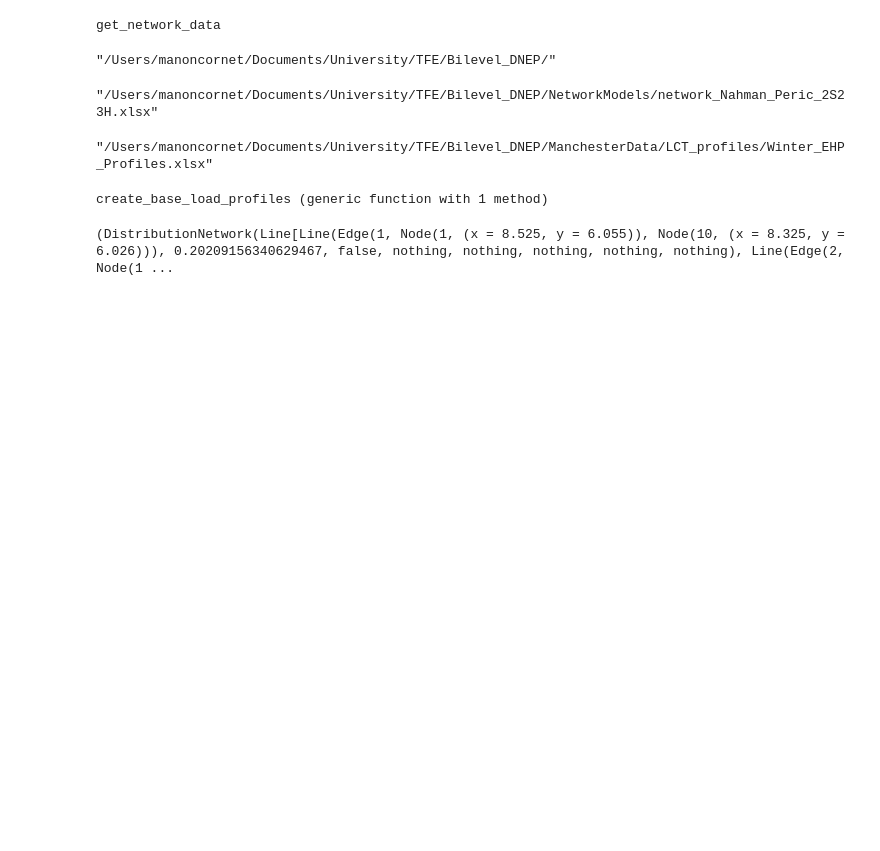
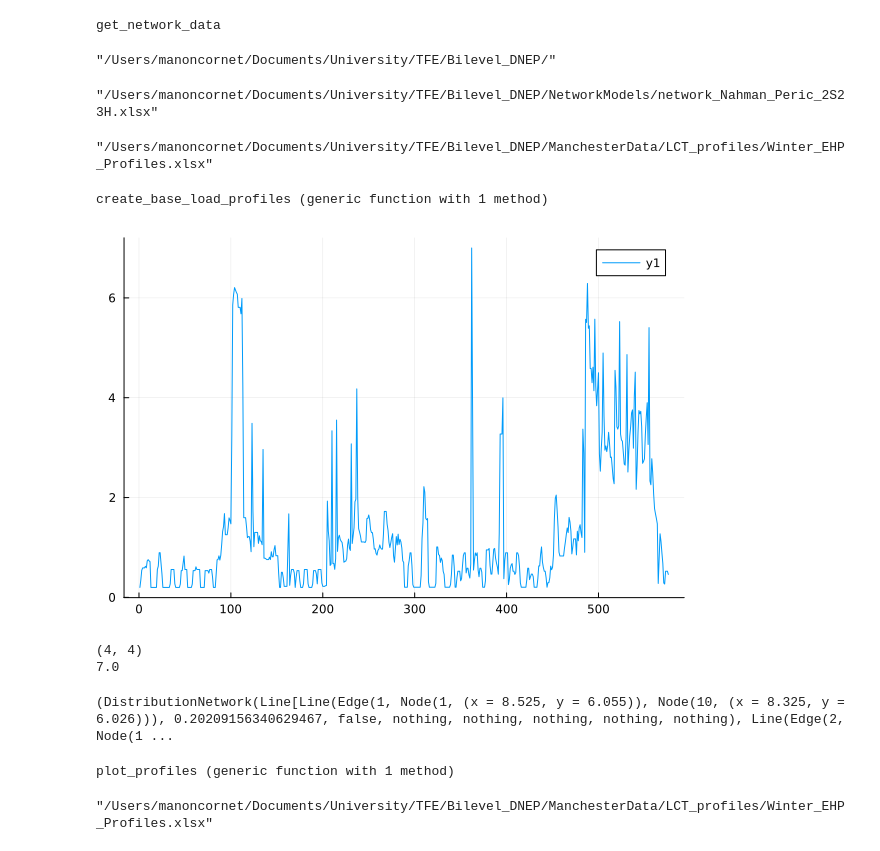
Before and after one commit to ManCornet/MasterThesis, a Jupyter notebook: src/Bilevel/test_structures.ipynb, the cells around one changed output. Drawn from its saved outputs; the diff is of its cells as text; code cells hidden in the pictures; blank space fills up the shorter version.

```diff
--- a/src/Bilevel/test_structures.ipynb
+++ b/src/Bilevel/test_structures.ipynb
@@ -34,13 +35,18 @@ XLSX_HP_PATH = joinpath(profiles_data_dir, "Winter_EHP_Profiles.xlsx")
 # PROFILES is a list that contains the path to the significative days profiles
 
 function create_base_load_profiles( PROFILES::Vector{String},
-                                    nb_profiles::Int64,
-                                    peak_power::Float64,
-                                    peak_distribution::Vector{Float64};
-                                    winter::Bool=true,
-                                    seed=nothing
+                                    nb_profiles::Int64;
+                                    peak_power::Union{Nothing, Float64} = nothing,
+                                    # peak_distribution::Union{Nothing, Vector{Float64}} = nothing,
+                                    seed::Union{Nothing, Int64} = nothing
                                 )
 
+    # Checking if peak_distribution is well a distribution
+    #if !isnothing(peak_distribution)
+    #    @assert sum(peak_distribution) == 1
+    #end
+
+    nrows, ncols = size(XLSX.readxlsx(PROFILES[1])[1][:])
     # Fixing the seed to choose randomly the load profiles selected
     if !isnothing(seed)
         Random.seed!(seed)
@@ -49,25 +55,37 @@ function create_base_load_profiles( PROFILES::Vector{String},
         id_loads = 1:nb_profiles
     end
 
-    nrows, ncols = size(XLSX.readxlsx(PROFILES[1])[1][:])
-    base_load_profiles = Matrix{Float64}(undef, 0, ncols)
+    base_load_profiles = Matrix{Float64}(undef, 0, nb_profiles)
 
     for file in PROFILES
         profiles = convert(Matrix{Float64}, XLSX.readxlsx(file)[1][:])
-        selected_profiles = reshape(profiles[:, id_loads], (nrows, length(id_loads)))
-        base_load_profiles = [base_load_profiles; selected_profiles]
+        selected_profiles = reshape(profiles[:, id_loads], (nrows, nb_profiles))
+        base_load_profiles = vcat(base_load_profiles, selected_profiles)
     end
 
-    sum_user_profiles = vec(sum(base_load_profiles, dims=2))
-    peak_value, index_peak = findmax(sum_user_profiles)
-    initial_distribution = base_load_profiles[index_peak, :] ./
-    argmax(sum(base_load_profiles, dims=2))
-    # Computation to have the right distribution at peak time
 
-    base_load_profiles[:, u] = base_load_profiles[:, u]/peak_value(distribution[u] * scaling_factor) * peak_power/scaling_factor
+    if !isnothing(peak_power)
+        initial_peak_value, index_peak = findmax(vec(sum(base_load_profiles, dims=2)))
+        #if !isnothing(peak_distribution)
+        #    base_load_profiles = base_load_profiles ./ base_load_profiles[index_peak, :]' .* peak_distribution' .* peak_power
+            #println(base_load_profiles ./ base_load_profiles[index_peak, :]')
+        #else
+        base_load_profiles *= peak_power / initial_peak_value
+        #end
+    end
 
 
+    return base_load_profiles
 end
 # %% [output]
 create_base_load_profiles (generic function with 1 method)
+# %%
+# -- Test function --
+# Profiles of the significative days
+PROFILES = [XLSX_SUMMER_LOAD_PATH, XLSX_WINTER_LOAD_PATH]
+base_load_profiles = create_base_load_profiles(PROFILES, 2;
+                              peak_power=7.0,
+                                )
+# %% [output]
+[figure, added]
 # %%
@@ -86,3 +98,20 @@ end
+# %%
+base_load_profiles = [ 1 1 1 4; 2 3 4 3; 2 4 5 7; 2 2 2 8]
+peak_distribution = 1/4*ones(4)
+peak_power = 7
+if !isnothing(peak_power)
+    initial_peak_value, index_peak = findmax(vec(sum(base_load_profiles, dims=2)))
+    if !isnothing(peak_distribution)
+        base_load_profiles = base_load_profiles ./ base_load_profiles[index_peak, :]' .* peak_distribution' * peak_power
+    else
+        base_load_profiles *= peak_power / initial_peak_value
+    end
+    println(size(base_load_profiles))
+    println(maximum(sum(base_load_profiles, dims=2)))
+end
+# %% [output]
+(4, 4)
+7.0
 # %%
 # -- Verification of the above code --
 network_data, network_typology = get_network_data(XLSX_NETWORK_PATH)
@@ -130,3 +159,18 @@ COS_PHI = 0.95 # P_CONSUMPTION = COS_PHI * S_CONSUMPTION
 for i in network_data.load_buses
     show(i)
 end
+# %%
+include("profiles.jl")
+# %% [output]
+plot_profiles (generic function with 1 method)
+# %%
+# -- LOADING THE EXCEL FILES CONTAINING THE DATA FOR LOAD AND PV PROFILES --
+
+profiles_data_dir = joinpath(root_dir, "ManchesterData", "LCT_profiles")
+SUMMER_LOAD_PATH = joinpath(profiles_data_dir, "Summer_Load_Profiles.xlsx")
+WINTER_LOAD_PATH = joinpath(profiles_data_dir, "Winter_Load_Profiles.xlsx")
+PV_PATH = joinpath(profiles_data_dir, "Summer_PV_Profiles.xlsx")
+EV_PATH = joinpath(profiles_data_dir, "Winter_EV_Profiles.xlsx")
+HP_PATH = joinpath(profiles_data_dir, "Winter_EHP_Profiles.xlsx")
+# %% [output]
+"/Users/manoncornet/Documents/University/TFE/Bilevel_DNEP/ManchesterData/LCT_profiles/Winter_EHP_Profiles.xlsx"
```
Also changed, not shown: parts of 4 cells of this notebook, 6 other files.
